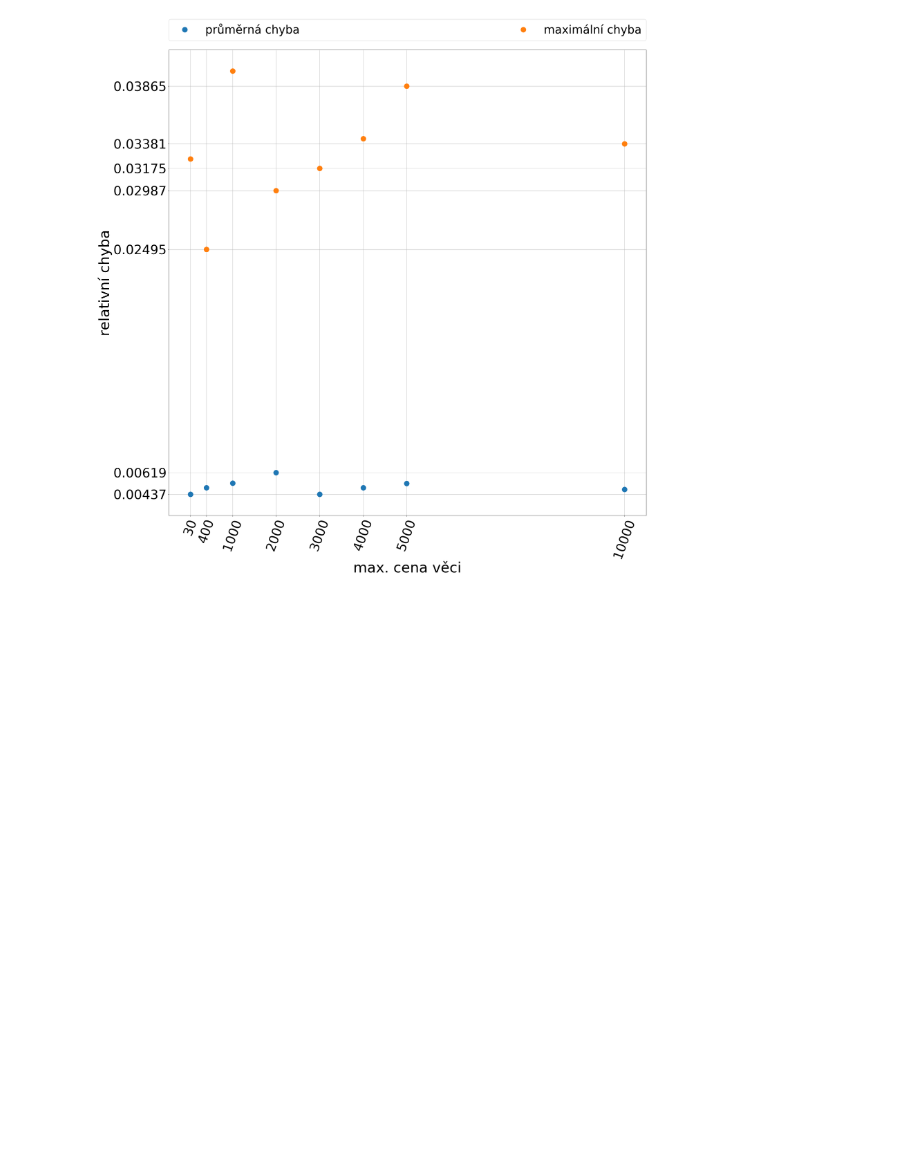
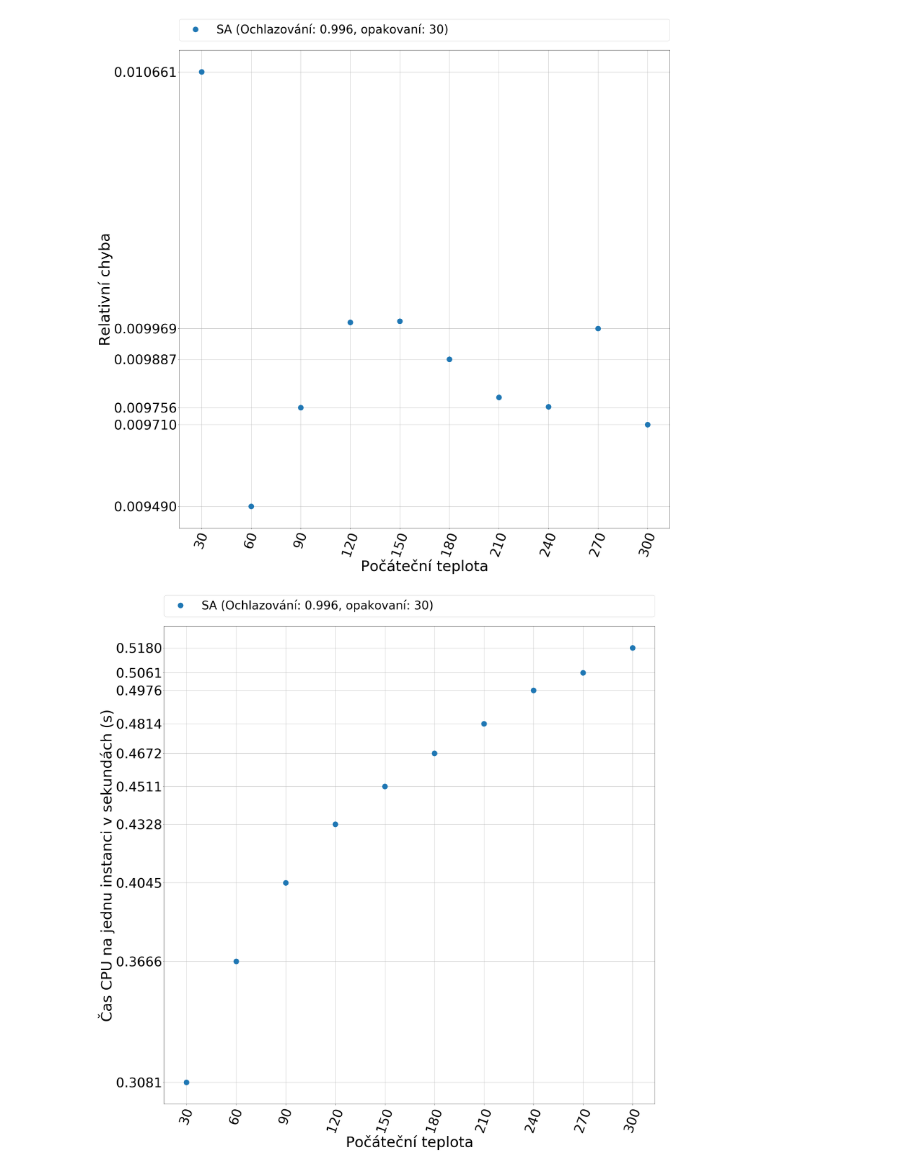
Before and after one commit to martilad/MI-PAA2018, a Jupyter notebook: task4/graphMake.ipynb, the cells around one changed output. Cells and saved outputs as stored; diff of their text form; code cells hidden in the pictures; blank space fills up the shorter version.

Commit message:
get plots, wite beggining of report

```diff
--- a/task4/graphMake.ipynb
+++ b/task4/graphMake.ipynb
@@ -204,13 +67,15 @@ do_plot(30, 30, df.index, df[['tH']],
-# %%
-df = crate_data_frame(maxC,['errH'], 1, True)
-dM = crate_data_frame(maxC,['errH'], 1, False)
-df.columns = ['avgE']
-dM.columns = ['maxE']
-df['maxE'] = dM['maxE']
-
-
-do_plot(30, 30, df.index, df[['avgE', 'maxE']],
-        "max. cena věci", "relativní chyba", ['průměrná chyba', 'maximální chyba'],
-        "CHE.pdf",30 , 1)
-# %% [output]
-[figure, removed]
+# %%
+data = pd.read_csv('test.csv').reset_index(drop=True)
+df = data.loc[(data['cool_rate'] >= 0.996) & (data['cycle'] == 30)]
+
+df = df.groupby(['temp'], as_index=False).mean()
+
+do_plot(30, 30, df.temp, df[['err']],
+        "Počáteční teplota", "Relativní chyba", ['SA (Ochlazování: 0.996, opakovaní: 30)'],
+        "TE.pdf", 300, 1)
+do_plot(30, 30, df.temp, df[['time']],
+        "Počáteční teplota", "Čas CPU na jednu instanci v sekundách (s)", ['SA (Ochlazování: 0.996, opakovaní: 30)'],
+        "TT.pdf", 400, 1)
+# %% [output]
+[figure, added]
+[figure, added]
```
Also changed, not shown: parts of 13 cells of this notebook, 47 other files.
